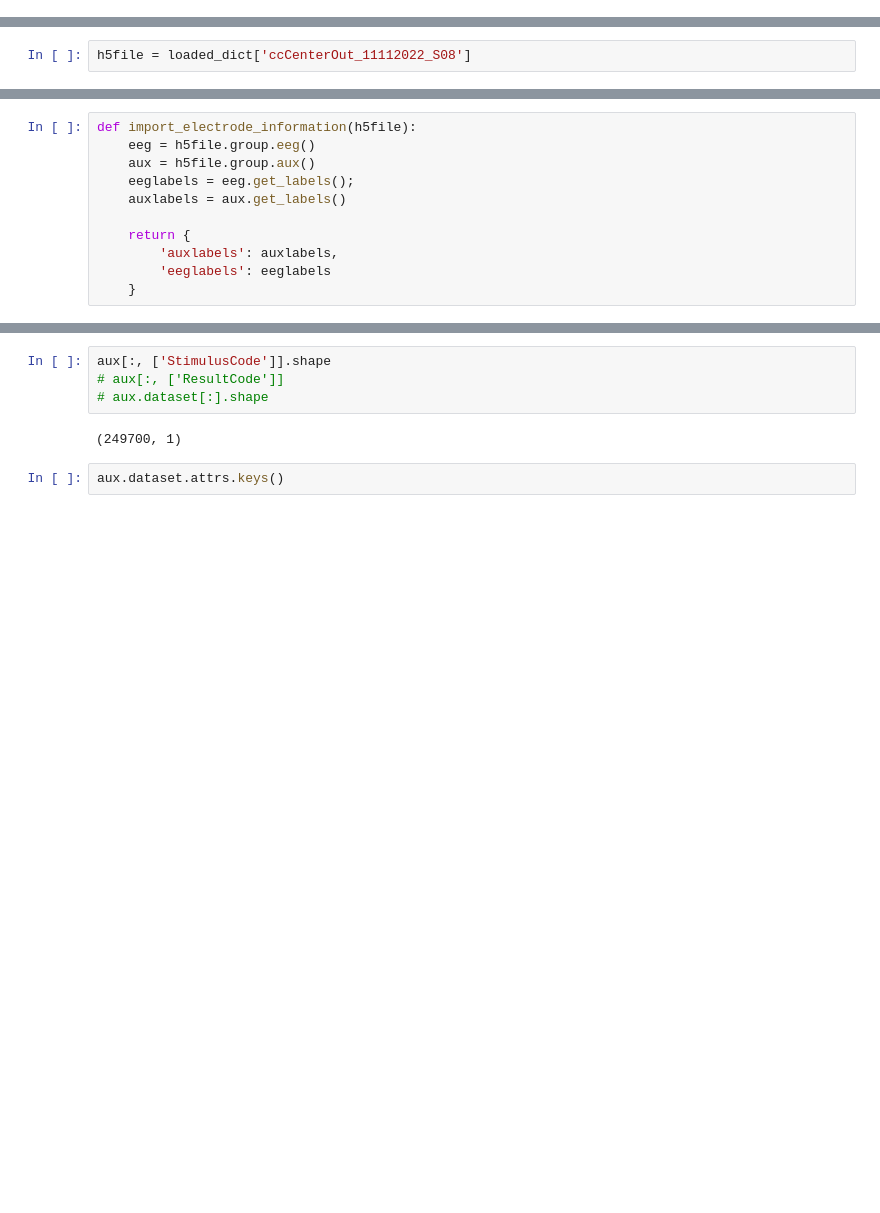
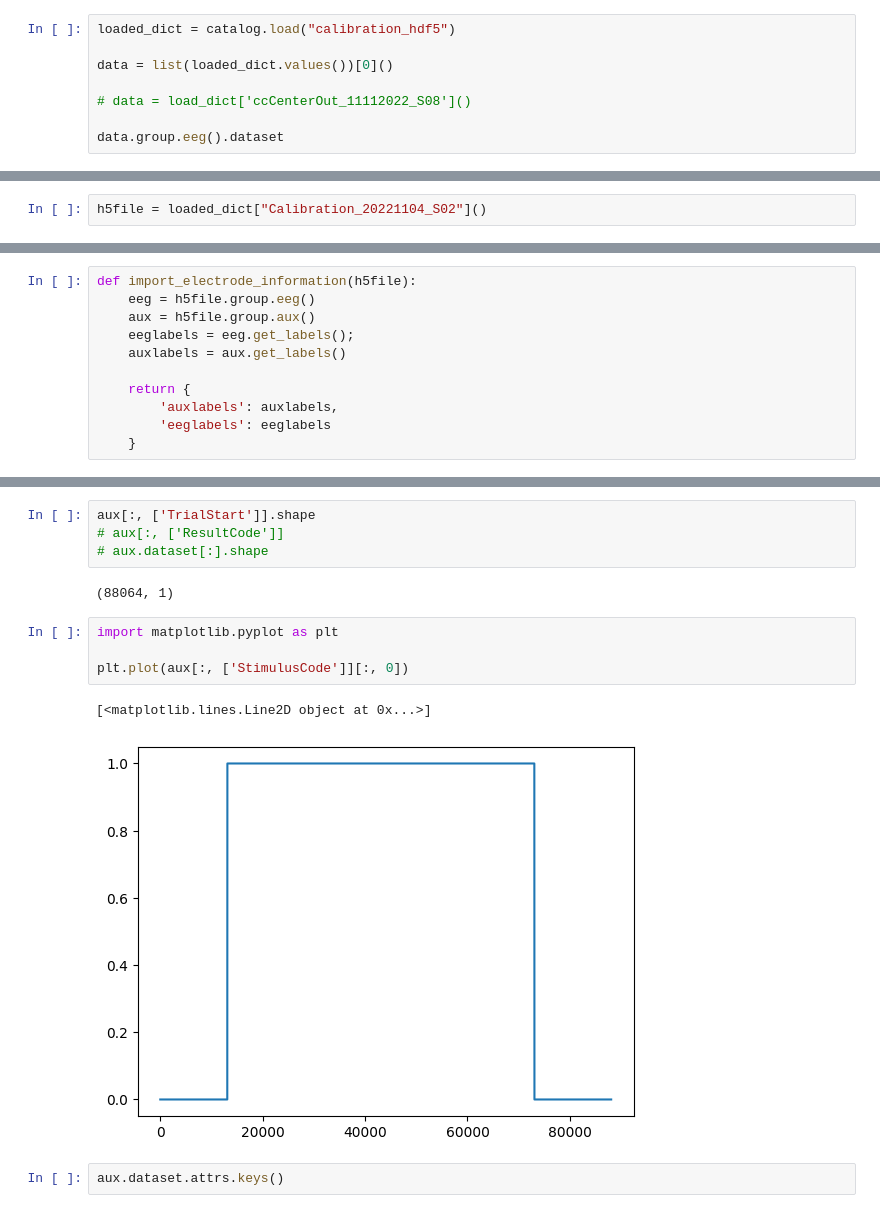
Before and after one commit to cronelab/decoding-pipeline, a Jupyter notebook: notebooks/Data Ingestion Notebook.ipynb, the cells around one changed output, grey strips where cells are left out. Cells and saved outputs as stored; diff of their text form; blank space fills up the shorter version.

```diff
--- a/notebooks/Data Ingestion Notebook.ipynb
+++ b/notebooks/Data Ingestion Notebook.ipynb
@@ -419,3 +557,11 @@ for partition_key, partition_func in load_dict.items():
 context.params['patient_id']
 # %% [output]
 'CC01'
+# %%
+loaded_dict = catalog.load("calibration_hdf5")
+
+data = list(loaded_dict.values())[0]()
+
+# data = load_dict['ccCenterOut_11112022_S08']()
+
+data.group.eeg().dataset
@@ -422,2 +573,2 @@ context.params['patient_id']
 # %%
-h5file = loaded_dict['ccCenterOut_11112022_S08']
+h5file = loaded_dict["Calibration_20221104_S02"]()
@@ -447,9 +601,16 @@ array([0, 1, 2, 3, 4, 5, 6, 7, 8])
 # %%
-aux[:, ['StimulusCode']].shape
+aux[:, ['TrialStart']].shape
 # aux[:, ['ResultCode']]
 # aux.dataset[:].shape
 # %% [output]
-(249700, 1)
+(88064, 1)
+# %%
+import matplotlib.pyplot as plt
+
+plt.plot(aux[:, ['StimulusCode']][:, 0])
+# %% [output]
+[<matplotlib.lines.Line2D object at 0x...>]
+[figure, added]
 # %%
 aux.dataset.attrs.keys()
 # %% [output]
```
Also changed, not shown: parts of 16 cells of this notebook, 10 other files.
